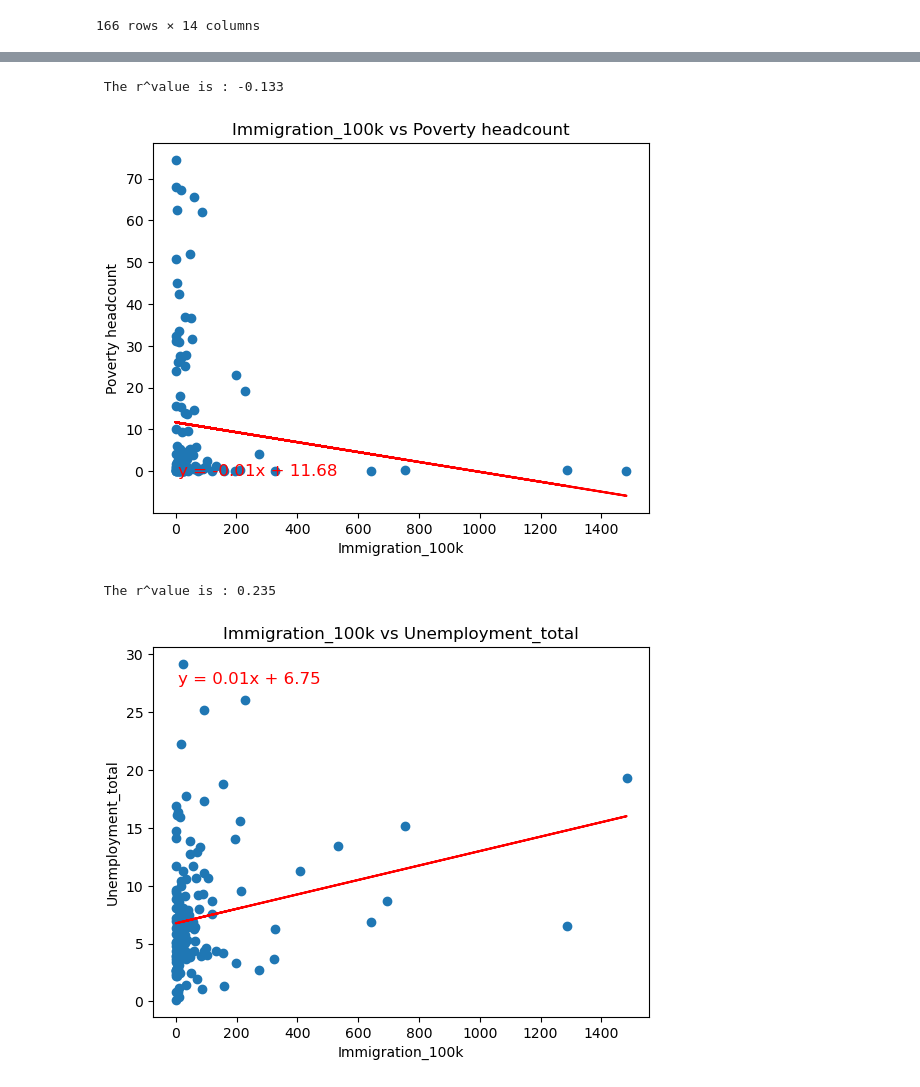
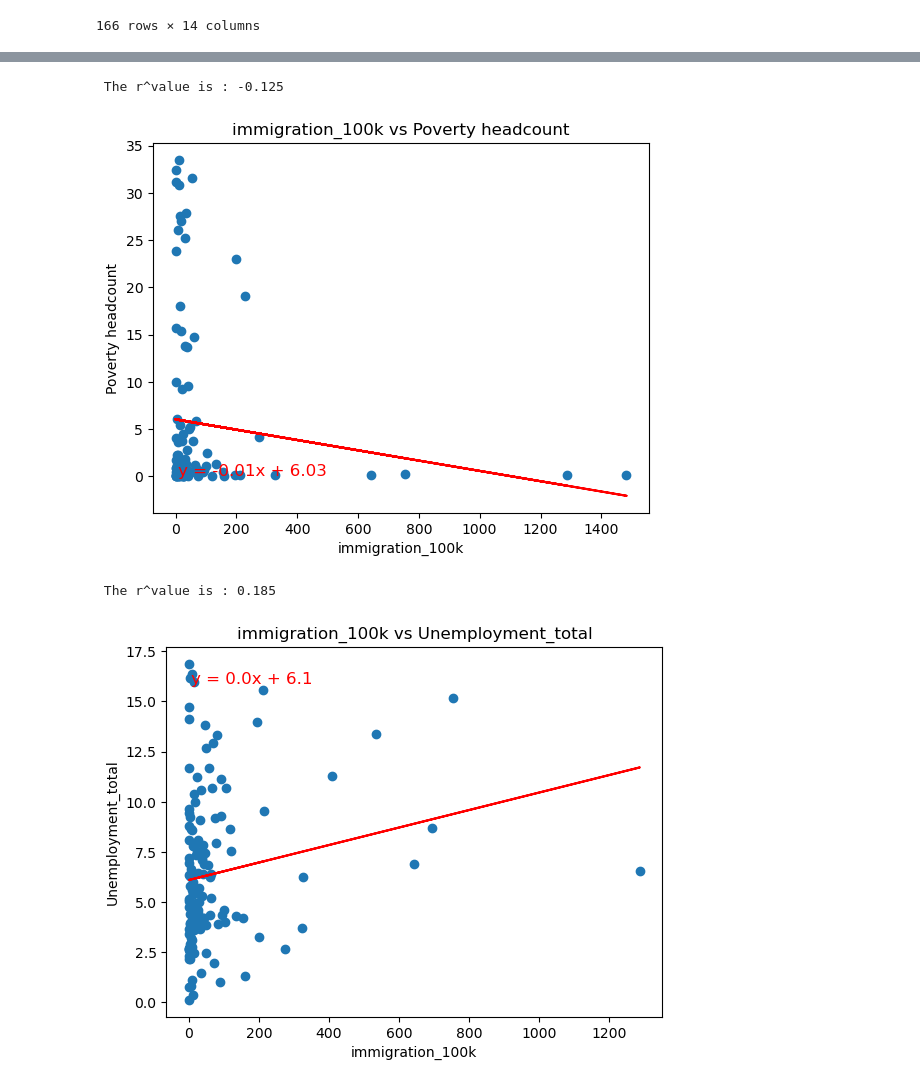
Before and after one commit to nazimben25/project3_group4, a Jupyter notebook: vizualisations.ipynb, the cells around one changed output, grey strips where cells are left out. Saved outputs shown, nothing was run; the diff lists cells and outputs as text; code cells hidden in the pictures.

```diff
--- a/vizualisations.ipynb
+++ b/vizualisations.ipynb
@@ -36,7 +40,7 @@ imm_df.head(5)
 
 path = 'Output/immigrants_by_country.csv'
 imm_cumul_df = pd.read_csv(path)
-imm_cumul_df = imm_cumul_df.rename(columns={'total':'Immigration_flow'})
+# imm_cumul_df = imm_cumul_df.rename(columns={'total':'Immigration_flow'})
 
 imm_cumul_df.head(5)
 # %% [output]
@@ -265,12 +269,3 @@ imm_vs_macrodata_df
 | 164 | Zambia | 1295.356040 | 2.835498 | 15.693374 | 24.559481 | ... |
 | 165 | Zimbabwe | 1366.463548 | 37.502018 | NaN | 39.262881 | ... |
 166 rows × 13 columns
-# %%
-imm_vs_macrodata_df = imm_vs_macrodata_df.rename(columns={
-                                                'GDP per capita (constant 2015 US$)' : 'GDP_percapita' ,
-                                                'Poverty headcount ratio at $2.15 a day (2017 PPP) (% of population)' : 'Poverty headcount' ,
-                                                'Unemployment with advanced education (% of total labor force with advanced education)' : 'Unemployment_educated' ,
-                                                'Unemployment, total (% of total labor force) (national estimate)' : 'Unemployment_total' ,
-
-                                                            })
-imm_vs_macrodata_df
@@ -291,5 +272,5 @@ imm_vs_macrodata_df
 # %%
-imm_vs_macrodata_df['Immigration_100k'] = imm_vs_macrodata_df['Immigration_flow'] / imm_vs_macrodata_df['Population, total'] * 100000
+imm_vs_macrodata_df['immigration_100k'] = imm_vs_macrodata_df['immigration_flow'] / imm_vs_macrodata_df['Population, total'] * 100000
 imm_vs_macrodata_df
 # %% [output]
 |  | country | GDP_percapita | Level of water stress | Market capitalization | Population density | ... |
@@ -305,3 +286,10 @@ imm_vs_macrodata_df
 | 164 | Zambia | 1295.356040 | 2.835498 | 15.693374 | 24.559481 | ... |
 | 165 | Zimbabwe | 1366.463548 | 37.502018 | NaN | 39.262881 | ... |
 166 rows × 14 columns
+# %%
+imm_vs_macrodata_df = imm_vs_macrodata_df[['country', 'GDP_percapita', 'Level of water stress',
+       'Market capitalization', 'Population density',
+       'Poverty headcount', 'Rural population', 'S&P Global Equity Indices',
+       'Unemployment_educated', 'Unemployment_total',
+       'Voice and Accountability', 'Population, total', 'immigration_flow', 'immigration_100k']]
+imm_vs_macrodata_df
@@ -402,17 +457,17 @@ regression_plot(imm_vs_macrodata_df,'Immigration_100k', 'GDP_percapita')
 # %%
 # correlation
 
-regression_plot(imm_vs_macrodata_df,'Immigration_100k', 'Poverty headcount')
+regression_plot_outliersfree(imm_vs_macrodata_df,'immigration_100k', 'Poverty headcount')
 # %% [output]
- The r^value is : -0.133
+ The r^value is : -0.125
-[figure, old version]
+[figure, new version]
 # %%
 # correlation
 
-regression_plot(imm_vs_macrodata_df,'Immigration_100k', 'Unemployment_total')
+regression_plot_outliersfree(imm_vs_macrodata_df,'immigration_100k', 'Unemployment_total')
 # %% [output]
- The r^value is : 0.235
+ The r^value is : 0.185
-[figure, old version]
+[figure, new version]
 # %%
 # correlation
 
```
Also changed, not shown: parts of 30 cells of this notebook.
